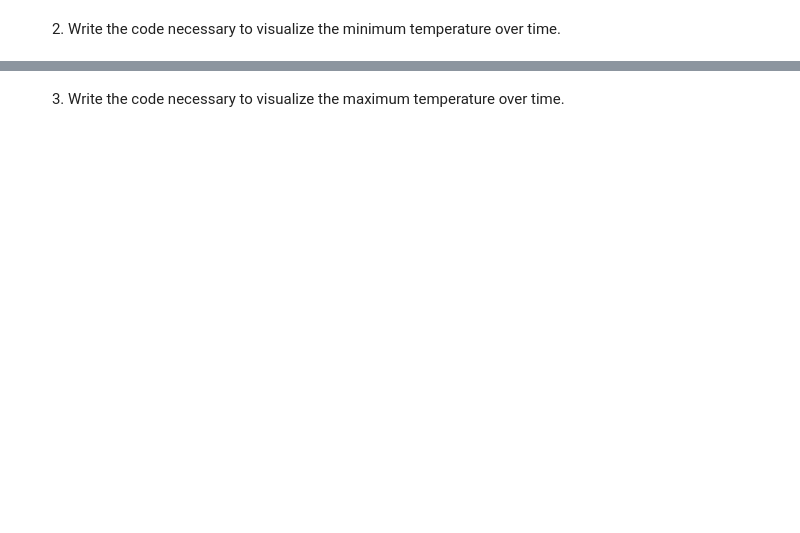
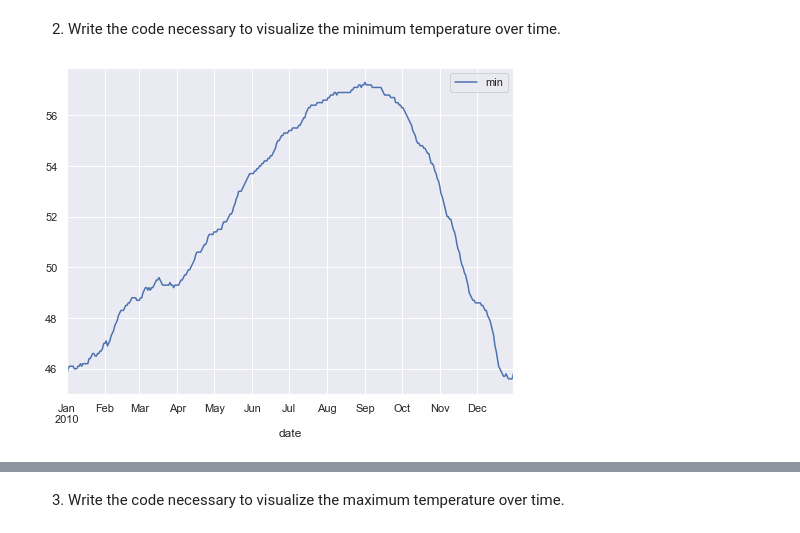
Before and after one commit to ljackson707/time-series-exercises, a Jupyter notebook: time-series/tsa_exercises.ipynb, the cells around one changed output, grey strips where cells are left out. Saved outputs shown, nothing was run; the diff lists cells and outputs as text; code cells hidden in the pictures; blank space fills up the shorter version.

```diff
--- a/time-series/tsa_exercises.ipynb
+++ b/time-series/tsa_exercises.ipynb
@@ -112,0 +104,11 @@ df.temp.plot()
+# %%
+def min_daily_temp(df):
+    df = reset(df)
+    df = df.resample('D')['temp'].agg(['min'])
+    df['day'] = df.index.day_name()
+    df.plot()
+    return df
+# %%
+df = min_daily_temp(df)
+# %% [output]
+[figure, added]
```
Also changed, not shown: parts of 37 cells of this notebook.
